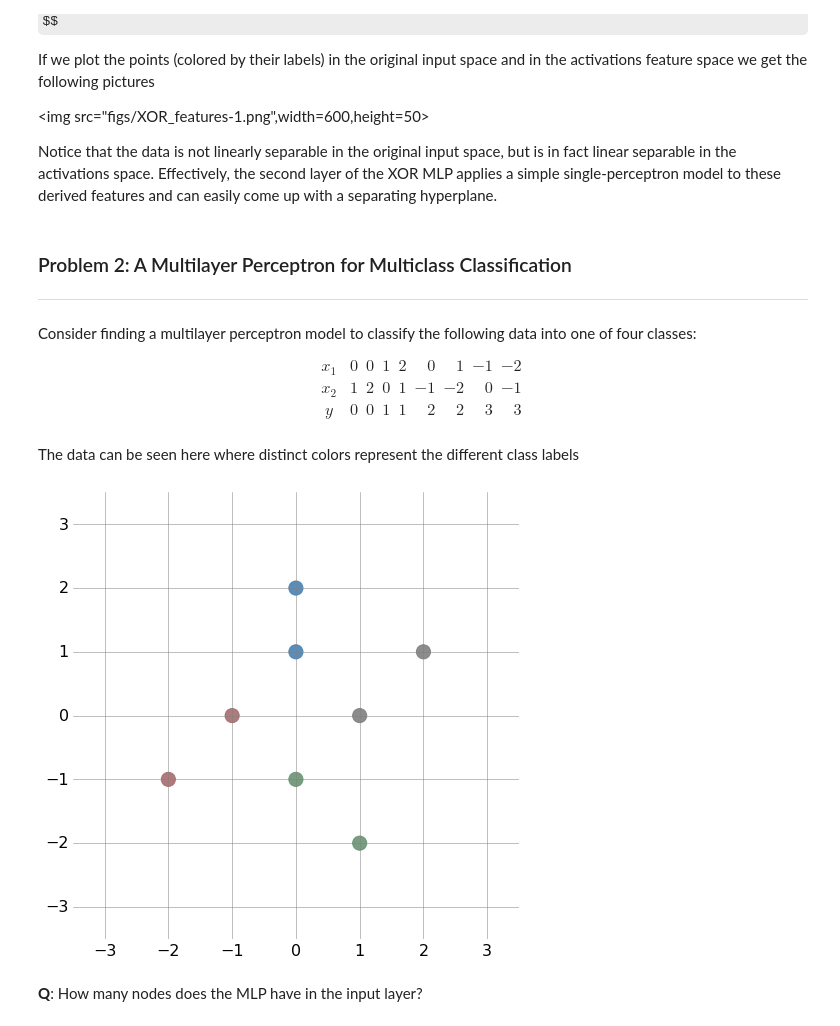
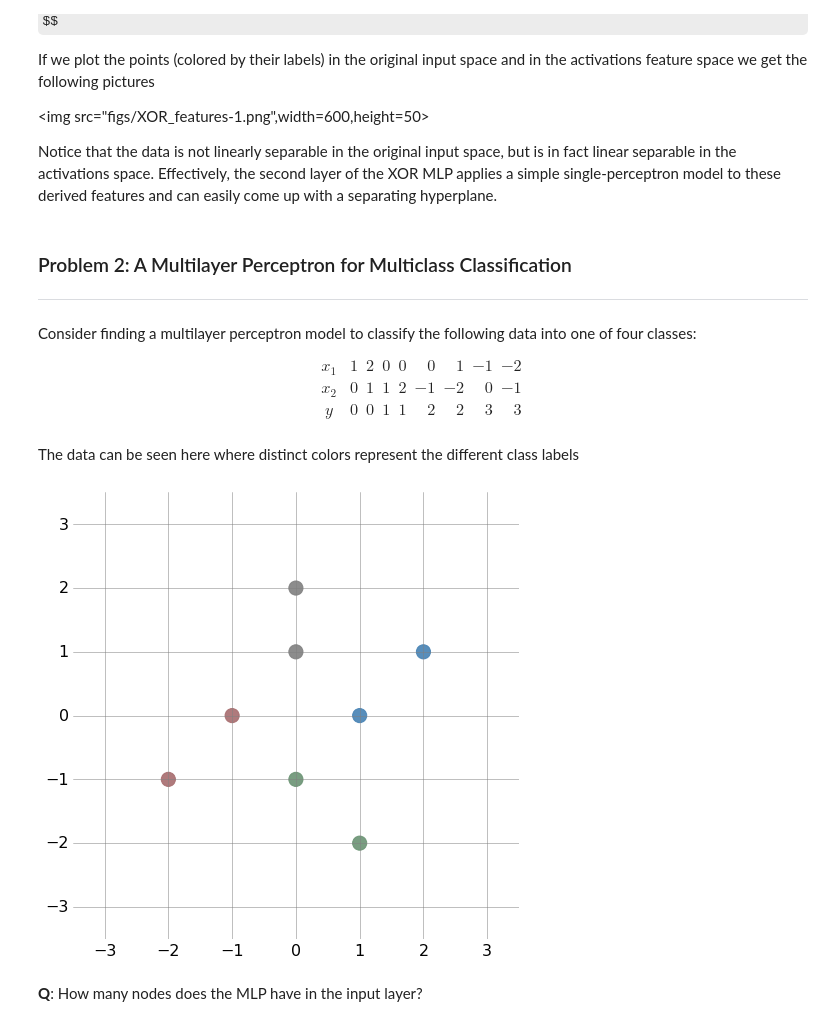
Before and after one commit to omnific-h/csci5622notebooks, a Jupyter notebook: 17_Multilayer_Perceptrons.ipynb, the cells around one changed output. Drawn from its saved outputs; the diff is of its cells as text; code cells hidden in the pictures; some formulas as TeX source.

```diff
--- a/17_Multilayer_Perceptrons.ipynb
+++ b/17_Multilayer_Perceptrons.ipynb
@@ -323,9 +325,9 @@ Consider finding a multilayer perceptron model to classify the following data in
 
 $$
 \begin{array}{c|rrrrrrrrrr}
-x_1 & 0 & 0 & 1 & 2 & 0 & 1  & -1& -2&  \\
+x_1 & 1 & 2 & 0 & 0 & 0 & 1  & -1& -2&  \\
 \hline
-x_2 & 1 & 2 & 0 & 1 & -1& -2 &  0& -1&  \\
+x_2 & 0 & 1 & 1 & 2 & -1& -2 &  0& -1&  \\
 \hline
 y & 0 & 0 & 1 & 1 & 2 &  2&  3 &  3&  \\
 \end{array}
@@ -333,11 +335,11 @@ $$
 
 The data can be seen here where distinct colors represent the different class labels
 # %%
-X = np.array([[0,1],[0,2],[1,0],[2,1],[0,-1],[1,-2],[-1,0],[-2,-1]])
+X = np.array([[1,0],[2,1],[0,1],[0,2],[0,-1],[1,-2],[-1,0],[-2,-1]])
 y = np.array([0,0,1,1,2,2,3,3])
 prob2plot(X, y)
 # %% [output]
-[figure, old version]
+[figure, new version]
 # %% [markdown]
 **Q**: How many nodes does the MLP have in the input layer?
 # %% [markdown]
```
Also changed, not shown: parts of 6 cells of this notebook.
